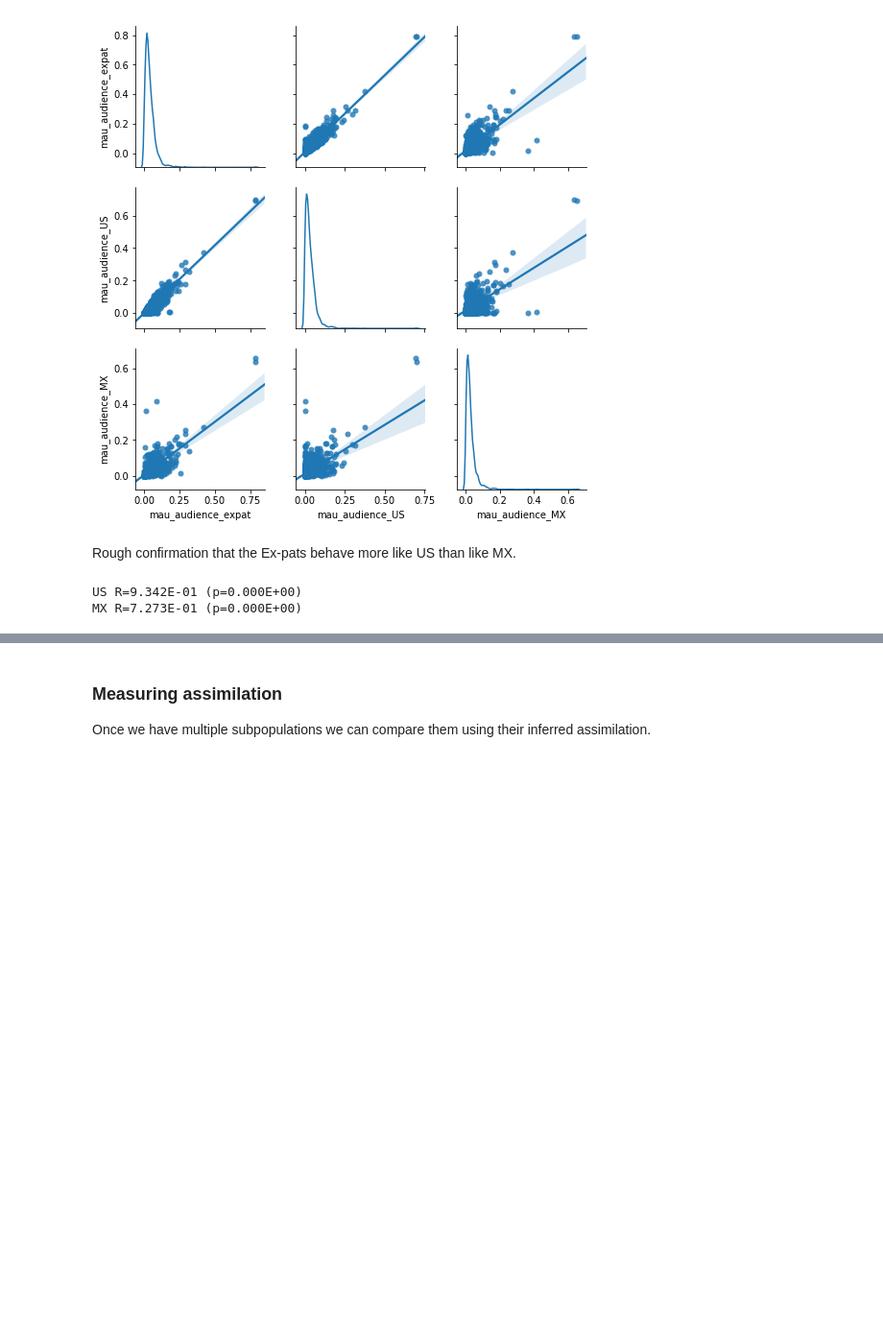
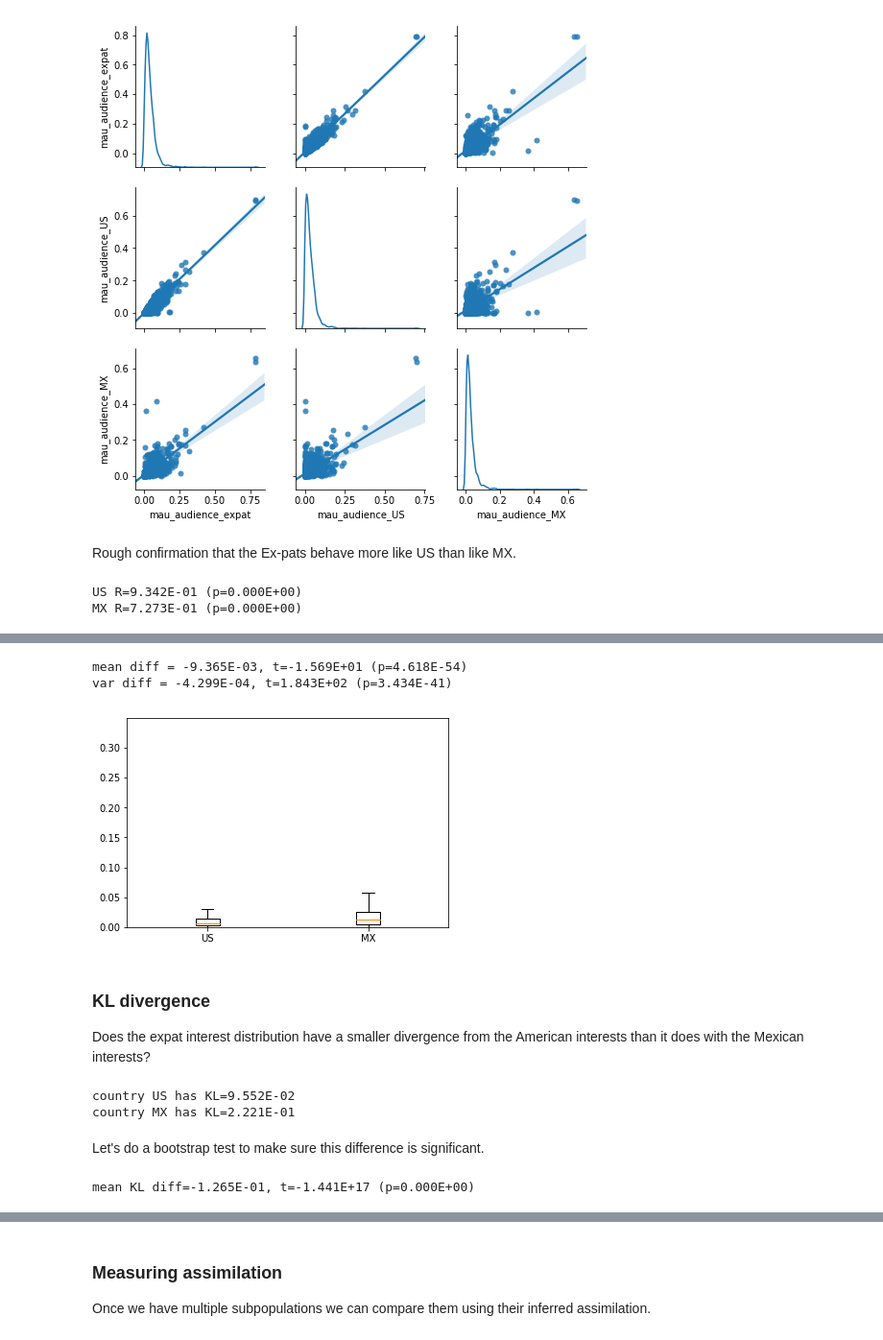
Before and after one commit to ianbstewart/immigrant_assimilation, a Jupyter notebook: src/data_processing/compare_top_interests.ipynb, the cells around one changed output, grey strips where cells are left out. Shown at 96% size. Cells and saved outputs as stored; diff of their text form; code cells hidden in the pictures; blank space fills up the shorter version.

Commit message:
updating expat/US/MX interest comparisons

```diff
--- a/src/data_processing/compare_top_interests.ipynb
+++ b/src/data_processing/compare_top_interests.ipynb
@@ -423,0 +438,25 @@ MX R=7.273E-01 (p=0.000E+00)
+# %%
+from scipy.stats import ttest_ind, levene
+diff_data = []
+for c in countries:
+    paired_diff = abs(combined_interests.loc[:, '%s_%s'%(audience_var, c)] -
+                      combined_interests.loc[:, '%s_expat'%(audience_var)]).values
+    diff_data.append(paired_diff)
+t, p = ttest_ind(diff_data[0], diff_data[1])
+mean_diff = diff_data[0].mean() - diff_data[1].mean()
+print('mean diff = %.3E, t=%.3E (p=%.3E)'%(mean_diff, t, p))
+var_diff = diff_data[0].var() - diff_data[1].var()
+W, p = levene(diff_data[0], diff_data[1])
+print('var diff = %.3E, t=%.3E (p=%.3E)'%(var_diff, W, p))
+x = pd.np.arange(len(countries))+1
+plt.boxplot(diff_data)
+plt.xticks(x, countries)
+plt.ylim([0, max(max(diff_data[0]), max(diff_data[1]))])
+plt.show()
+# %% [output]
+mean diff = -9.365E-03, t=-1.569E+01 (p=4.618E-54)
+var diff = -4.299E-04, t=1.843E+02 (p=3.434E-41)
+[figure, added]
+# %% [markdown]
+### KL divergence
+Does the expat interest distribution have a smaller divergence from the American interests than it does with the Mexican interests?
@@ -423,0 +471,29 @@ MX R=7.273E-01 (p=0.000E+00)
+# %%
+for c in countries:
+    c_expat_KL = entropy(combined_interest_probs.loc[:, '%s_expat_prob'%(audience_var)],
+                         combined_interest_probs.loc[:, '%s_%s_prob'%(audience_var, c)])
+    print('country %s has KL=%.3E'%(c, c_expat_KL))
+# %% [output]
+country US has KL=9.552E-02
+country MX has KL=2.221E-01
+# %% [markdown]
+Let's do a bootstrap test to make sure this difference is significant.
+# %%
+import numpy as np
+np.random.seed(123)
+boots = 1000
+sample_size = 500
+KL_diffs = []
+for i in range(boots):
+    combined_interest_probs_i = combined_interest_probs.loc[np.random.choice(combined_interest_probs.index, size=sample_size, replace=False), :]
+    c_expat_KL_1 = entropy(combined_interest_probs.loc[:, '%s_expat_prob'%(audience_var)],
+                           combined_interest_probs.loc[:, '%s_%s_prob'%(audience_var, countries[0])])
+    c_expat_KL_2 = entropy(combined_interest_probs.loc[:, '%s_expat_prob'%(audience_var)],
+                           combined_interest_probs.loc[:, '%s_%s_prob'%(audience_var, countries[1])])
+    KL_diff = c_expat_KL_1 - c_expat_KL_2
+    KL_diffs.append(KL_diff)
+# test: KL_diff < 0
+t, p = ttest_1samp(KL_diffs, 0)
+print('mean KL diff=%.3E, t=%.3E (p=%.3E)'%(np.mean(KL_diffs), t, p))
+# %% [output]
+mean KL diff=-1.265E-01, t=-1.441E+17 (p=0.000E+00)
```
Also changed, not shown: parts of 6 cells of this notebook, 1 other file.
